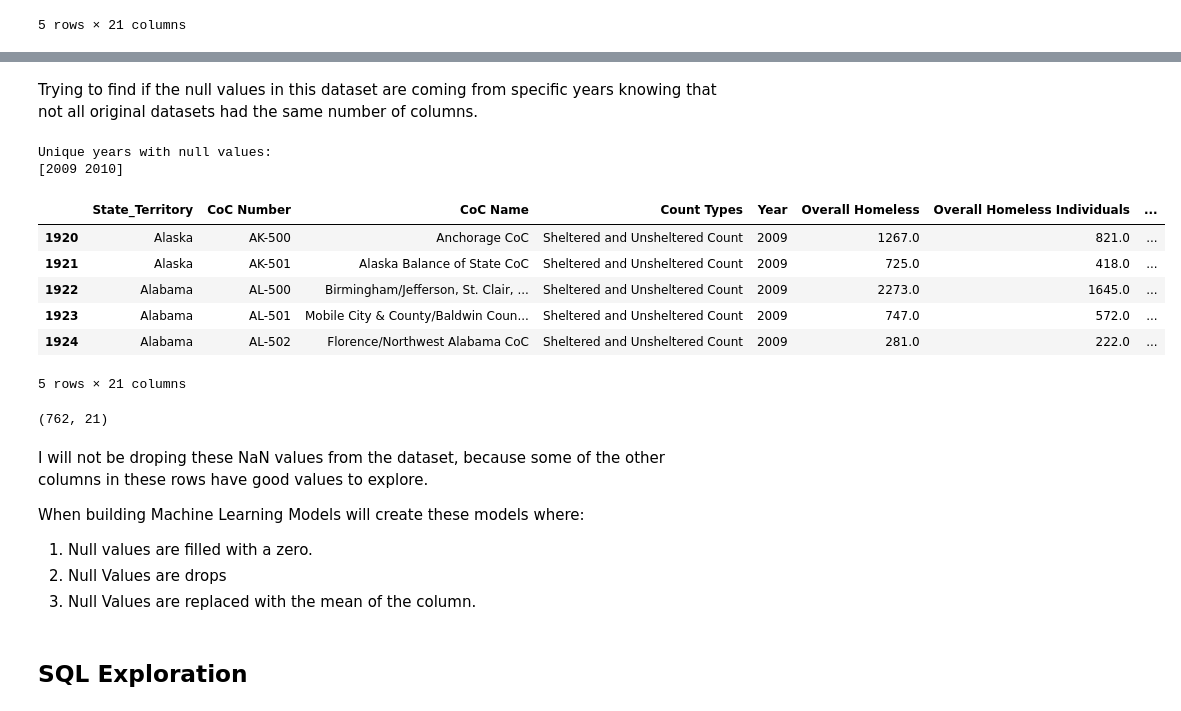
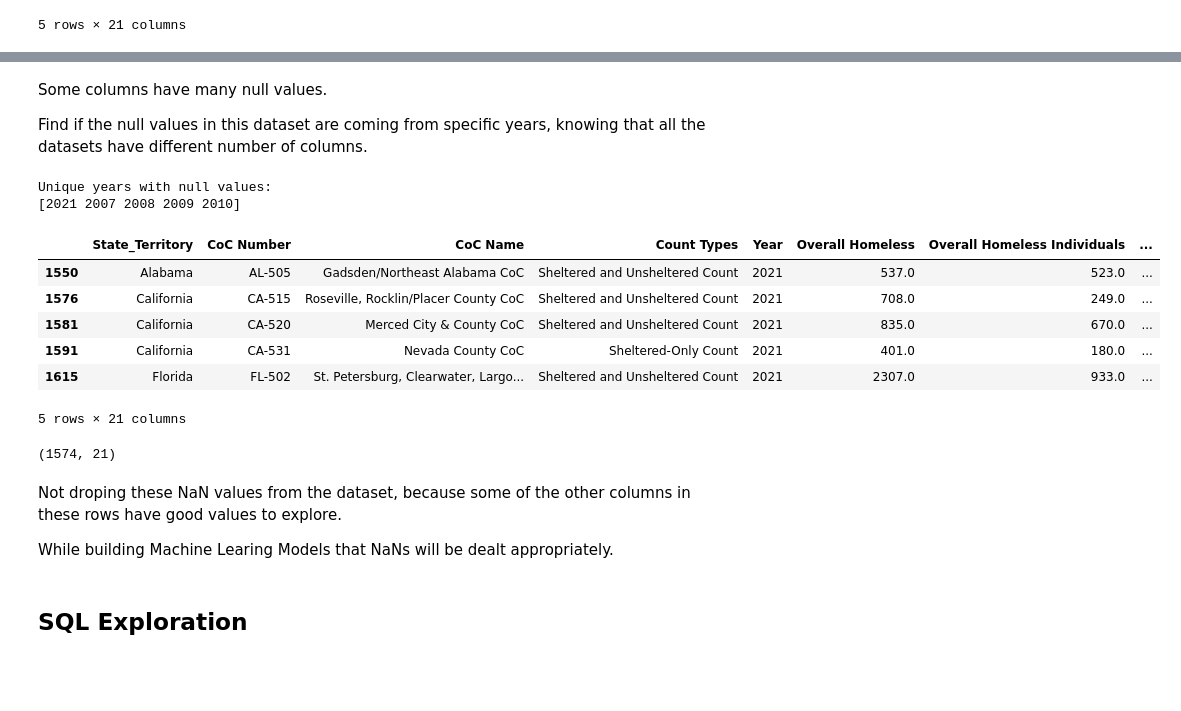
Before and after one commit to SinghNavnoor/homelessness_PIT_count_analysis, a Jupyter notebook: homeless_analysis.ipynb, the cells around one changed output, grey strips where cells are left out. Saved outputs shown, nothing was run; the diff lists cells and outputs as text; code cells hidden in the pictures; blank space fills up the shorter version.

Commit message:
Worked on creating new datasets & SQL Queries.

```diff
--- a/homeless_analysis.ipynb
+++ b/homeless_analysis.ipynb
@@ -1436,39 +1443,38 @@ Unsheltered Chronically Homeless People in Families        762
 dtype: int64
 # %% [markdown]
-Trying to find if the null values in this dataset are coming from specific years knowing that not all original datasets had the same number of columns.
+Some columns have many null values.
+
+Find if the null values in this dataset are coming from specific years, knowing that all the datasets have different number of columns.
 # %%
 # Filter the dataset to include only rows with null values
-null_values_dataset = chronic_dataset[chronic_dataset.isnull().any(axis=1)]
+chronic_null_values_dataset = chronic_dataset[chronic_dataset.isnull().any(axis=1)]
 
 # Extract the unique years from the filtered dataset
-unique_years_with_null = null_values_dataset['Year'].unique()
+unique_years_with_null = chronic_null_values_dataset['Year'].unique()
 
 # Print the unique years with null values
 print("Unique years with null values:")
 print(unique_years_with_null)
 
-null_values_dataset.head()
+chronic_null_values_dataset.head()
 # %% [output]
 Unique years with null values:
-[2009 2010]
+[2021 2007 2008 2009 2010]
 |  | State_Territory | CoC Number | CoC Name | Count Types | Year | Overall Homeless | Overall Homeless Individuals | ... |
-| 1920 | Alaska | AK-500 | Anchorage CoC | Sheltered and Unsheltered Count | 2009 | 1267.0 | 821.0 | ... |
-| 1921 | Alaska | AK-501 | Alaska Balance of State CoC | Sheltered and Unsheltered Count | 2009 | 725.0 | 418.0 | ... |
-| 1922 | Alabama | AL-500 | Birmingham/Jefferson, St. Clair, ... | Sheltered and Unsheltered Count | 2009 | 2273.0 | 1645.0 | ... |
-| 1923 | Alabama | AL-501 | Mobile City & County/Baldwin Coun... | Sheltered and Unsheltered Count | 2009 | 747.0 | 572.0 | ... |
-| 1924 | Alabama | AL-502 | Florence/Northwest Alabama CoC | Sheltered and Unsheltered Count | 2009 | 281.0 | 222.0 | ... |
+| 1550 | Alabama | AL-505 | Gadsden/Northeast Alabama CoC | Sheltered and Unsheltered Count | 2021 | 537.0 | 523.0 | ... |
+| 1576 | California | CA-515 | Roseville, Rocklin/Placer County CoC | Sheltered and Unsheltered Count | 2021 | 708.0 | 249.0 | ... |
+| 1581 | California | CA-520 | Merced City & County CoC | Sheltered and Unsheltered Count | 2021 | 835.0 | 670.0 | ... |
+| 1591 | California | CA-531 | Nevada County CoC | Sheltered-Only Count | 2021 | 401.0 | 180.0 | ... |
+| 1615 | Florida | FL-502 | St. Petersburg, Clearwater, Largo... | Sheltered and Unsheltered Count | 2021 | 2307.0 | 933.0 | ... |
 5 rows × 21 columns
 # %%
-null_values_dataset.shape
+chronic_null_values_dataset.shape
 # %% [output]
-(762, 21)
+(1574, 21)
 # %% [markdown]
-I will not be droping these NaN values from the dataset, because some of the other columns in these rows have good values to explore.
+Not droping these NaN values from the dataset, because some of the other columns in these rows have good values to explore.
 
-When building Machine Learning Models will create these models where:
-1. Null values are filled with a zero.
-2. Null Values are drops
-3. Null Values are replaced with the mean of the column.
+While building Machine Learing Models that NaNs will be dealt appropriately.
 # %% [markdown]
 ## SQL Exploration
 # %% [markdown]
```
Also changed, not shown: parts of 50 cells of this notebook, 2 other files.
